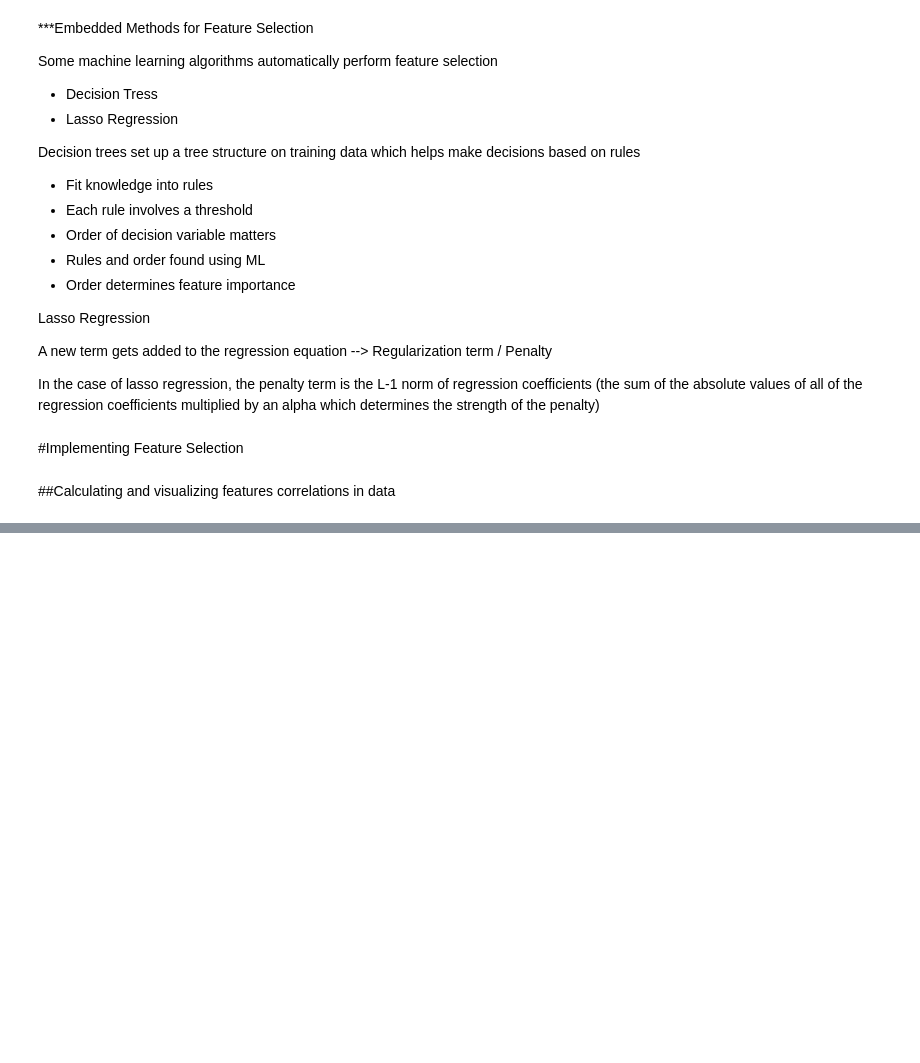
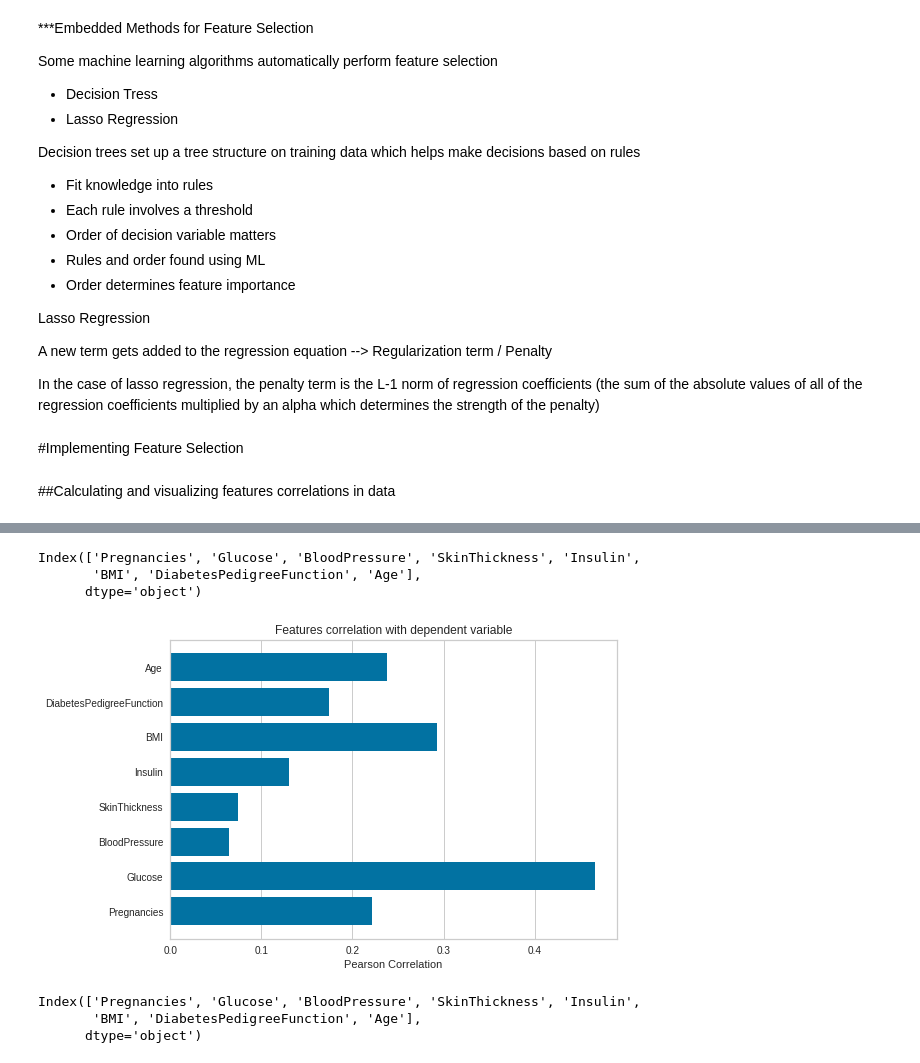
Before and after one commit to bhagu/1000-Days-Of-Code, a Jupyter notebook: Preparing_Data_for_Machine_Learning.ipynb, the cells around one changed output, grey strips where cells are left out. Cells and saved outputs as stored; diff of their text form; code cells hidden in the pictures; blank space fills up the shorter version.

```diff
--- a/Preparing_Data_for_Machine_Learning.ipynb
+++ b/Preparing_Data_for_Machine_Learning.ipynb
@@ -2402,0 +2484,24 @@ import yellowbrick
+# %%
+X = diabetes.drop('Outcome', axis=1)
+
+Y = diabetes['Outcome']
+# %%
+feature_names = X.columns
+
+feature_names
+# %% [output]
+Index(['Pregnancies', 'Glucose', 'BloodPressure', 'SkinThickness', 'Insulin',
+       'BMI', 'DiabetesPedigreeFunction', 'Age'],
+      dtype='object')
+# %%
+visualizer = FeatureCorrelation(labels=feature_names, method='pearson')
+visualizer.fit(X, Y)
+visualizer.poof()
+# %% [output]
+[figure, added]
+# %%
+feature_names
+# %% [output]
+Index(['Pregnancies', 'Glucose', 'BloodPressure', 'SkinThickness', 'Insulin',
+       'BMI', 'DiabetesPedigreeFunction', 'Age'],
+      dtype='object')
```
Also changed, not shown: parts of 49 cells of this notebook.
